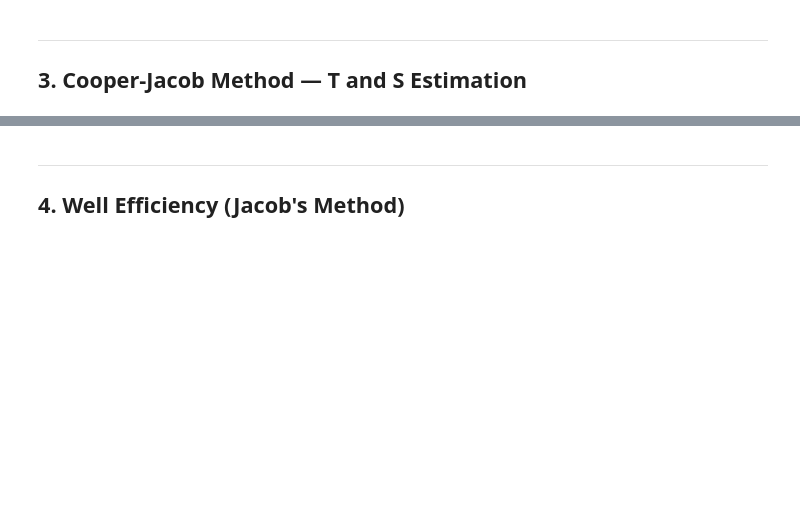
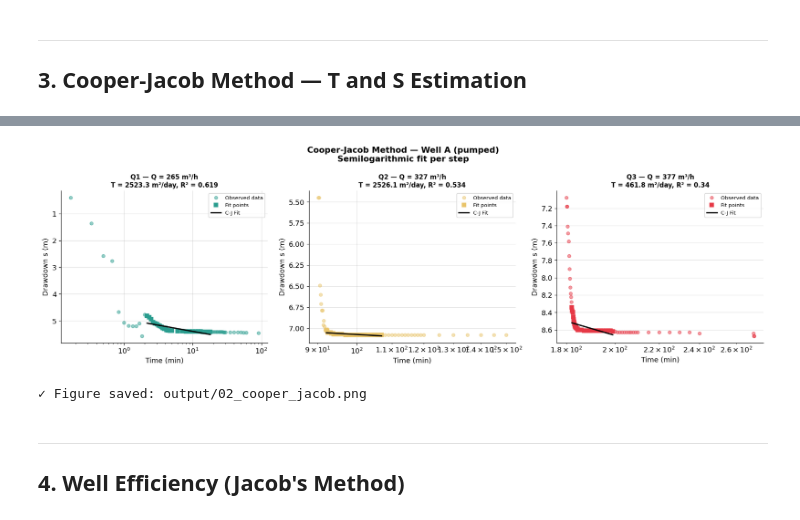
Before and after one commit to CdFlopy95/Captaciones_Tordera-Palafolls, a Jupyter notebook: analisis_hidrogeologico_palafolls.ipynb, the cells around one changed output, grey strips where cells are left out. Cells and saved outputs as stored; diff of their text form; code cells hidden in the pictures; blank space fills up the shorter version.

```diff
--- a/analisis_hidrogeologico_palafolls.ipynb
+++ b/analisis_hidrogeologico_palafolls.ipynb
@@ -259,38 +293,43 @@ rows_alfa = df_cj[df_cj['Point'] == 'alfa (well)']
 
 fig, axes = plt.subplots(1, 3, figsize=(16, 5))
 colores_q = {'Q1': '#2a9d8f', 'Q2': '#e9c46a', 'Q3': '#e63946'}
 
 for ax, (_, row) in zip(axes, rows_alfa.iterrows()):
     t_all, s_all = row['_t'], row['_s']
     t_sel, s_sel = row['_t_sel'], row['_s_sel']
     slope, intercept = row['_slope'], row['_intercept']
     color = colores_q[row['Step']]
 
     # All data
     ax.semilogx(t_all, s_all, 'o', color=color, ms=5, alpha=0.5, label='Observed data')
     # Points used in fit
     ax.semilogx(t_sel, s_sel, 's', color=color, ms=6, label='Fit points')
     # Cooper-Jacob line
     t_line = np.linspace(t_sel.min(), t_sel.max(), 100)
     s_line = slope * np.log10(t_line) + intercept
     ax.semilogx(t_line, s_line, '-k', lw=2, label='C-J Fit')
 
     ax.invert_yaxis()
     ax.set_xlabel('Time (min)')
     ax.set_ylabel('Drawdown s (m)')
-    ax.set_title(f"{row['Step']} — Q = {row['Q (m³/h)']:.0f} m³/h", fontweight='bold')
+    # T y R² ahora van en el título, en vez de flotar sobre la curva
+    ax.set_title(
+        f"{row['Step']} — Q = {row['Q (m³/h)']:.0f} m³/h\n"
+        f"T = {row['T (m²/day)']} m²/day, R² = {row['R²']}",
+        fontweight='bold', fontsize=10
+    )
 
-    txt = f"T = {row['T (m²/day)']} m²/day\nR² = {row['R²']}"
-    ax.text(0.04, 0.05, txt, transform=ax.transAxes, fontsize=9,
-            bbox=dict(boxstyle='round', facecolor='white', alpha=0.85))
-    ax.legend(fontsize=8)
+    ax.legend(fontsize=8, loc='upper right')
 
 fig.suptitle('Cooper-Jacob Method — Well A (pumped)\nSemilogarithmic fit per step',
              fontsize=13, fontweight='bold')
 plt.tight_layout()
 plt.savefig('output/02_cooper_jacob.png', dpi=150, bbox_inches='tight')
 plt.show()
 print('✓ Figure saved: output/02_cooper_jacob.png')
+# %% [output]
+[figure, added]
+✓ Figure saved: output/02_cooper_jacob.png
 # %% [markdown]
 ---
 ## 4. Well Efficiency (Jacob's Method)
```
Also changed, not shown: parts of 12 cells of this notebook.
